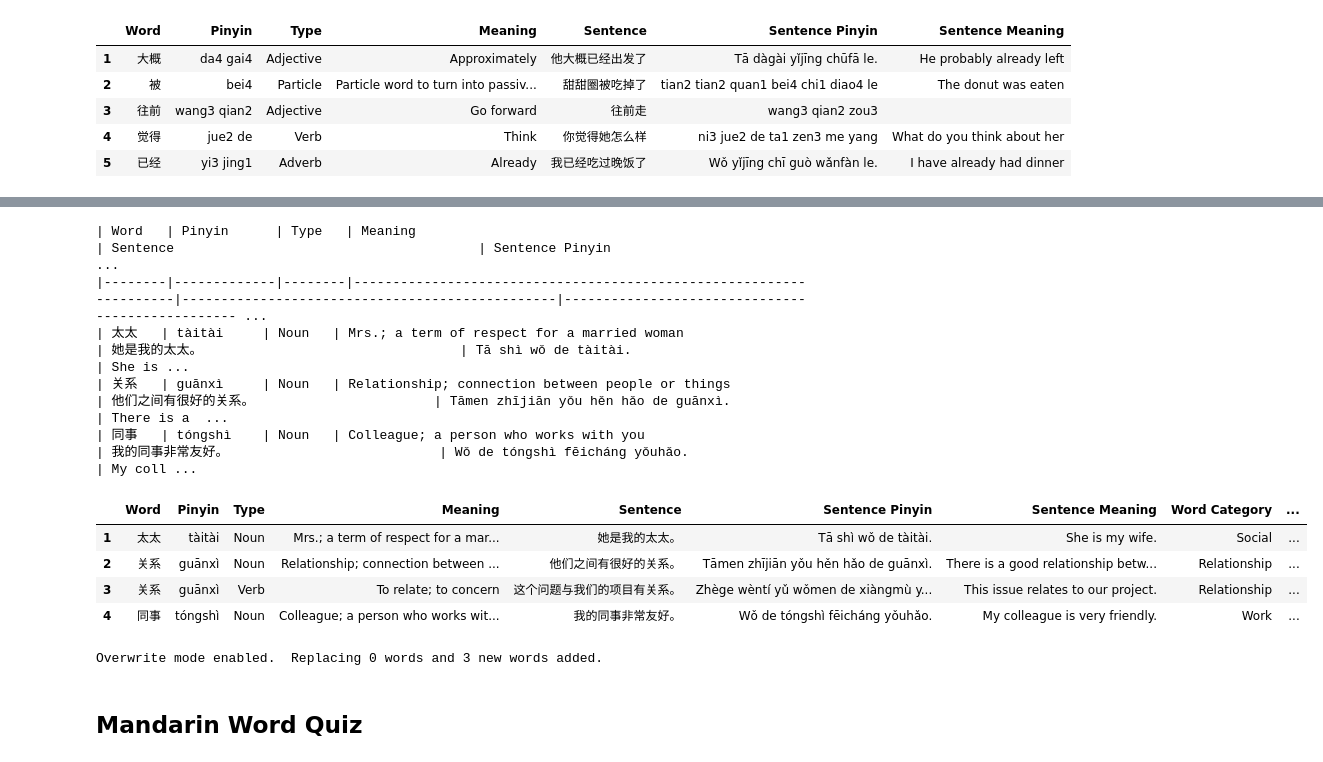
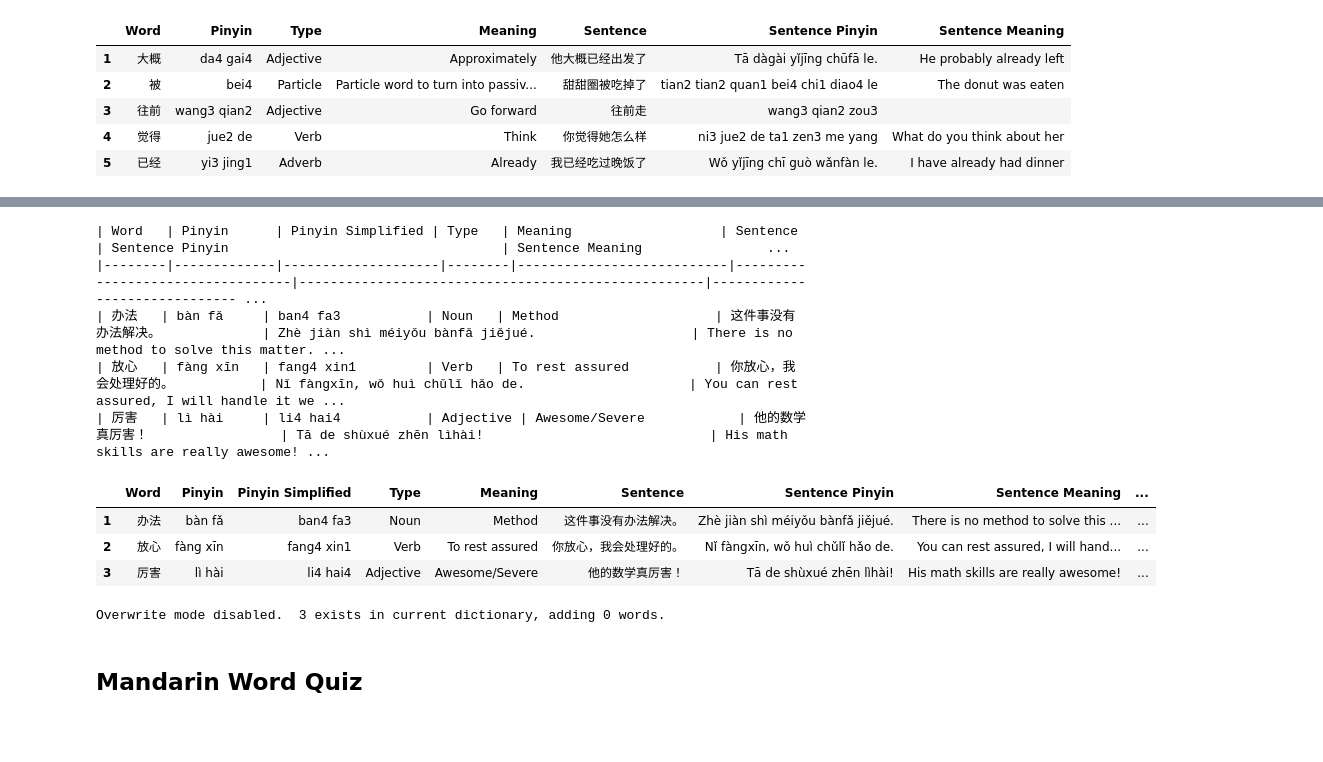
Before and after one commit to tuawong/GPT4LanguageLearning, a Jupyter notebook: GPT_ChineseWords.ipynb, the cells around one changed output, grey strips where cells are left out. Cells and saved outputs as stored; diff of their text form; code cells hidden in the pictures; blank space fills up the shorter version.

```diff
--- a/GPT_ChineseWords.ipynb
+++ b/GPT_ChineseWords.ipynb
@@ -300,31 +70,31 @@ sample_response_translation = get_completion(prompt=get_prompt_for_chinese_trans
 # %%
+sample_response_translation = get_completion(prompt=get_prompt_for_chinese_translation("办法, 放心, 厉害"), temperature=temp)
 content = sample_response_translation.choices[0].message.content
 print(content)
 # %% [output]
-| Word   | Pinyin      | Type   | Meaning                                                            | Sentence                                       | Sentence Pinyin                                  ...
-|--------|-------------|--------|--------------------------------------------------------------------|------------------------------------------------|------------------------------------------------- ...
-| 太太   | tàitài     | Noun   | Mrs.; a term of respect for a married woman                        | 她是我的太太。                                 | Tā shì wǒ de tàitài.                              | She is ...
-| 关系   | guānxì     | Noun   | Relationship; connection between people or things                   | 他们之间有很好的关系。                       | Tāmen zhījiān yǒu hěn hǎo de guānxì.              | There is a  ...
-| 同事   | tóngshì    | Noun   | Colleague; a person who works with you                              | 我的同事非常友好。                           | Wǒ de tóngshì fēicháng yǒuhǎo.                      | My coll ...
+| Word   | Pinyin      | Pinyin Simplified | Type   | Meaning                   | Sentence                         | Sentence Pinyin                                   | Sentence Meaning                ...
+|--------|-------------|--------------------|--------|---------------------------|----------------------------------|----------------------------------------------------|------------------------------ ...
+| 办法   | bàn fǎ     | ban4 fa3           | Noun   | Method                    | 这件事没有办法解决。             | Zhè jiàn shì méiyǒu bànfǎ jiějué.                    | There is no method to solve this matter. ...
+| 放心   | fàng xīn   | fang4 xin1         | Verb   | To rest assured           | 你放心，我会处理好的。           | Nǐ fàngxīn, wǒ huì chǔlǐ hǎo de.                     | You can rest assured, I will handle it we ...
+| 厉害   | lì hài     | li4 hai4           | Adjective | Awesome/Severe            | 他的数学真厉害！                 | Tā de shùxué zhēn lìhài!                             | His math skills are really awesome! ...
 # %%
-newwords_df = parse_table_response(content)
+newwords_df = parse_translation_response(content)
 new_words = newwords_df['Word'].drop_duplicates().values
 newwords_df
 # %% [output]
-|  | Word | Pinyin | Type | Meaning | Sentence | Sentence Pinyin | Sentence Meaning | Word Category | ... |
-| 1 | 太太 | tàitài | Noun | Mrs.; a term of respect for a mar... | 她是我的太太。 | Tā shì wǒ de tàitài. | She is my wife. | Social | ... |
-| 2 | 关系 | guānxì | Noun | Relationship; connection between ... | 他们之间有很好的关系。 | Tāmen zhījiān yǒu hěn hǎo de guānxì. | There is a good relationship betw... | Relationship | ... |
-| 3 | 关系 | guānxì | Verb | To relate; to concern | 这个问题与我们的项目有关系。 | Zhège wèntí yǔ wǒmen de xiàngmù y... | This issue relates to our project. | Relationship | ... |
-| 4 | 同事 | tóngshì | Noun | Colleague; a person who works wit... | 我的同事非常友好。 | Wǒ de tóngshì fēicháng yǒuhǎo. | My colleague is very friendly. | Work | ... |
+|  | Word | Pinyin | Pinyin Simplified | Type | Meaning | Sentence | Sentence Pinyin | Sentence Meaning | ... |
+| 1 | 办法 | bàn fǎ | ban4 fa3 | Noun | Method | 这件事没有办法解决。 | Zhè jiàn shì méiyǒu bànfǎ jiějué. | There is no method to solve this ... | ... |
+| 2 | 放心 | fàng xīn | fang4 xin1 | Verb | To rest assured | 你放心，我会处理好的。 | Nǐ fàngxīn, wǒ huì chǔlǐ hǎo de. | You can rest assured, I will hand... | ... |
+| 3 | 厉害 | lì hài | li4 hai4 | Adjective | Awesome/Severe | 他的数学真厉害！ | Tā de shùxué zhēn lìhài! | His math skills are really awesome! | ... |
 # %%
 save_new_words_to_dict(
     newwords_df = newwords_df,
     gsheet_mode= True,
-    overwrite_mode = True,
+    overwrite_mode = False,
     gsheet_name = gsheet_name,
     worksheet_name = dict_sheet_name)
 # %% [output]
-Overwrite mode enabled.  Replacing 0 words and 3 new words added.
+Overwrite mode disabled.  3 exists in current dictionary, adding 0 words.
 # %% [markdown]
 ## Mandarin Word Quiz
 # %%
```
Also changed, not shown: parts of 21 cells of this notebook, 6 other files.
